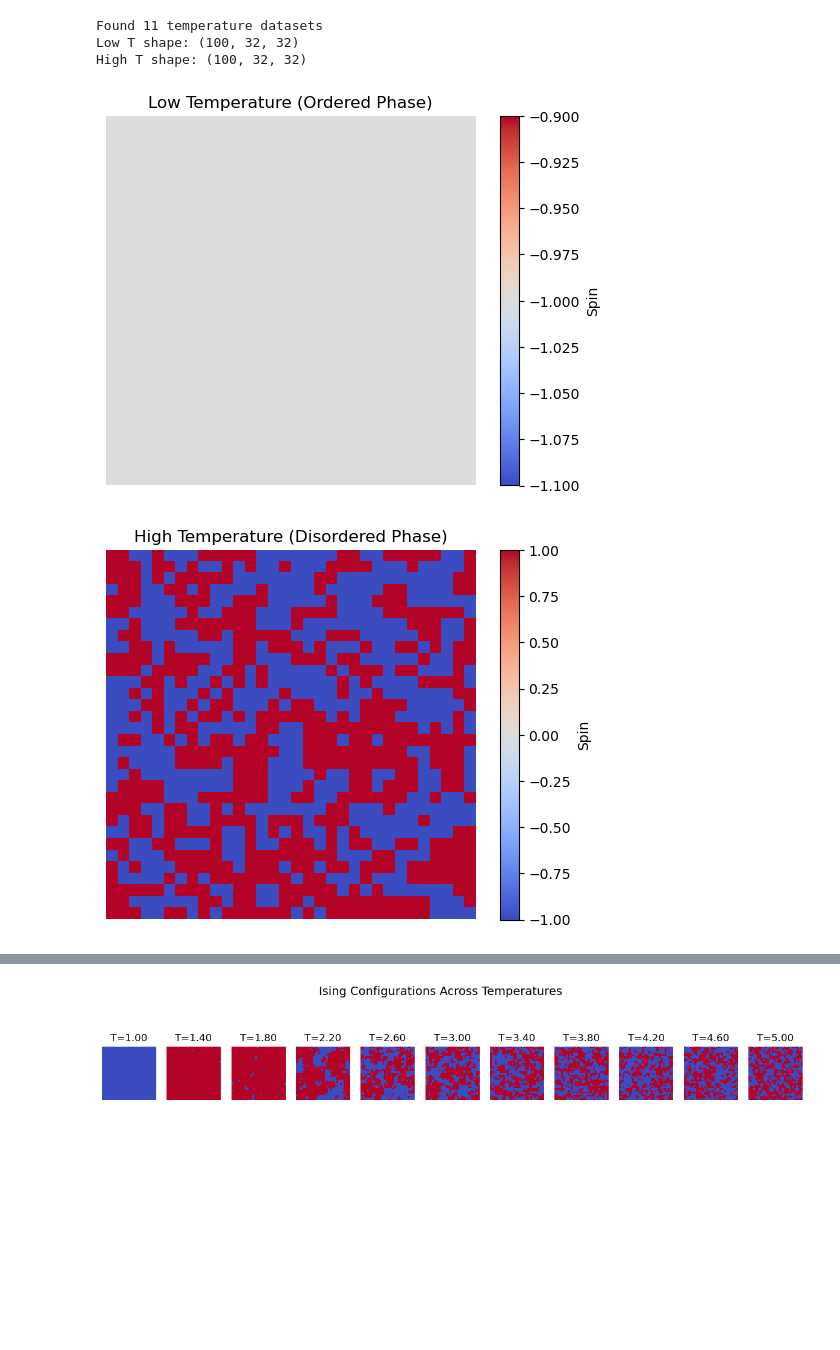
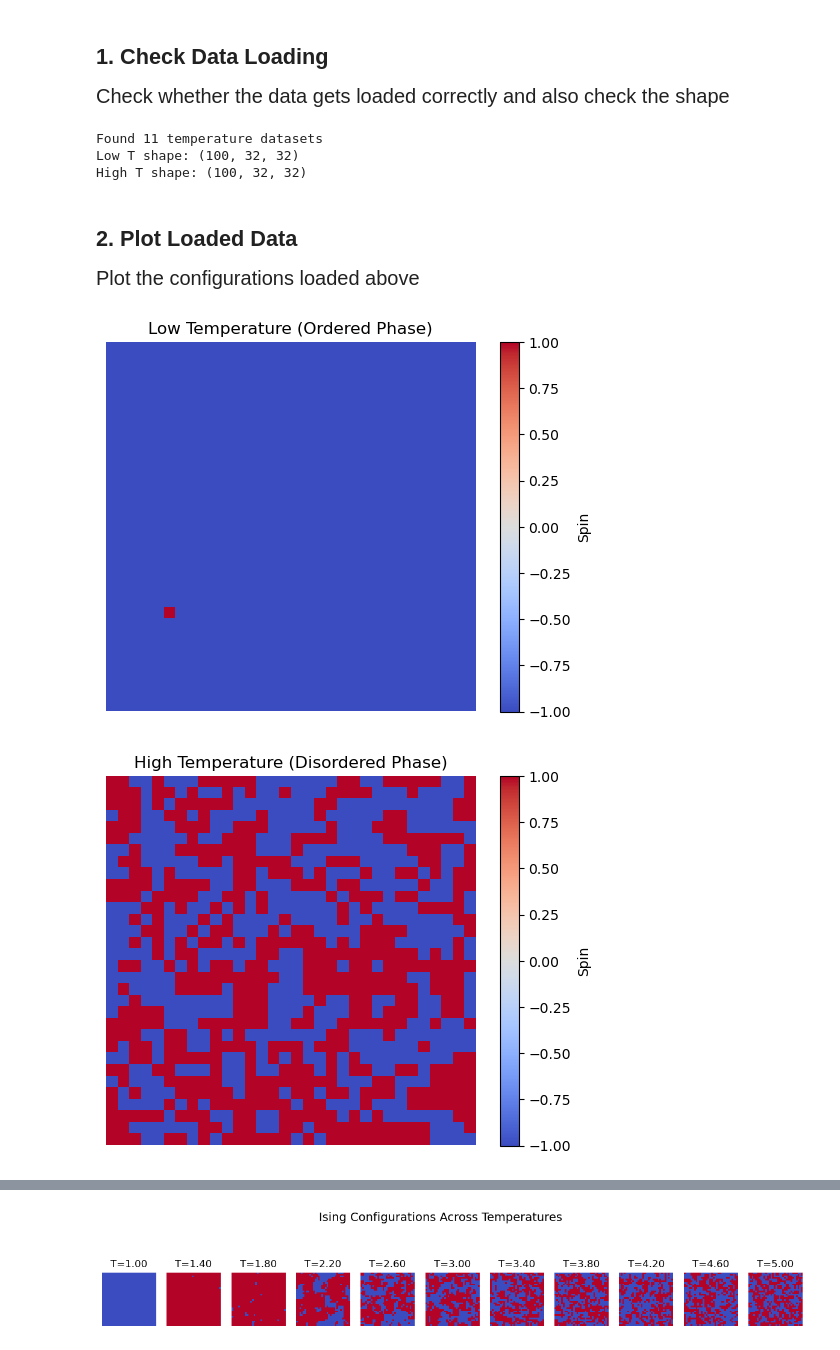
Before and after one commit to amalseb07/cmse802_project, a Jupyter notebook: notebooks/visalize_lattice.ipynb, the cells around one changed output, grey strips where cells are left out. Drawn from its saved outputs; the diff is of its cells as text; code cells hidden in the pictures; blank space fills up the shorter version.

Commit message:
added more documentation to visualize_lattice.ipynb notebook

```diff
--- a/notebooks/visalize_lattice.ipynb
+++ b/notebooks/visalize_lattice.ipynb
@@ -2,6 +12,12 @@
 import numpy as np
 import matplotlib.pyplot as plt
 import glob
+# %% [markdown]
+
+
+## 1. Check Data Loading
+<a id="check"></a>
+<span style="font-size: 20px;">Check whether the data gets loaded correctly and also check the shape</span>
 # %%
 # Load one of your generated temperature files
 files = sorted(glob.glob("../data/ising_L32_T*.npy"))
@@ -17,17 +33,22 @@ print("High T shape:", highT.shape)
 Found 11 temperature datasets
 Low T shape: (100, 32, 32)
 High T shape: (100, 32, 32)
+# %% [markdown]
+<a id="plot"></a>
+
+## 2. Plot Loaded Data
+<span style="font-size: 20px;">Plot the  configurations loaded above</span>
 # %%
 def show_lattice(lattice, title="Ising configuration"):
     plt.imshow(lattice, cmap='coolwarm', interpolation='nearest')
     plt.colorbar(label="Spin")
     plt.title(title)
     plt.axis("off")
     plt.show()
 
 # Display a few random configurations
-show_lattice(lowT[4], title="Low Temperature (Ordered Phase)")
+show_lattice(lowT[1], title="Low Temperature (Ordered Phase)")
 show_lattice(highT[1], title="High Temperature (Disordered Phase)")
 # %% [output]
-[figure, old version]
+[figure, new version]
 [figure]
```
Also changed, not shown: parts of 5 cells of this notebook.
